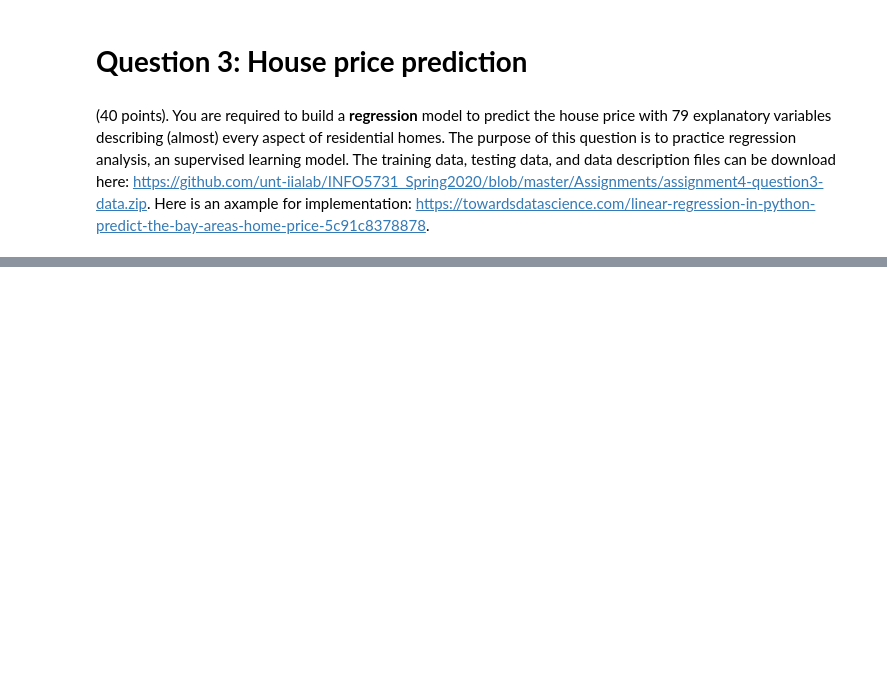
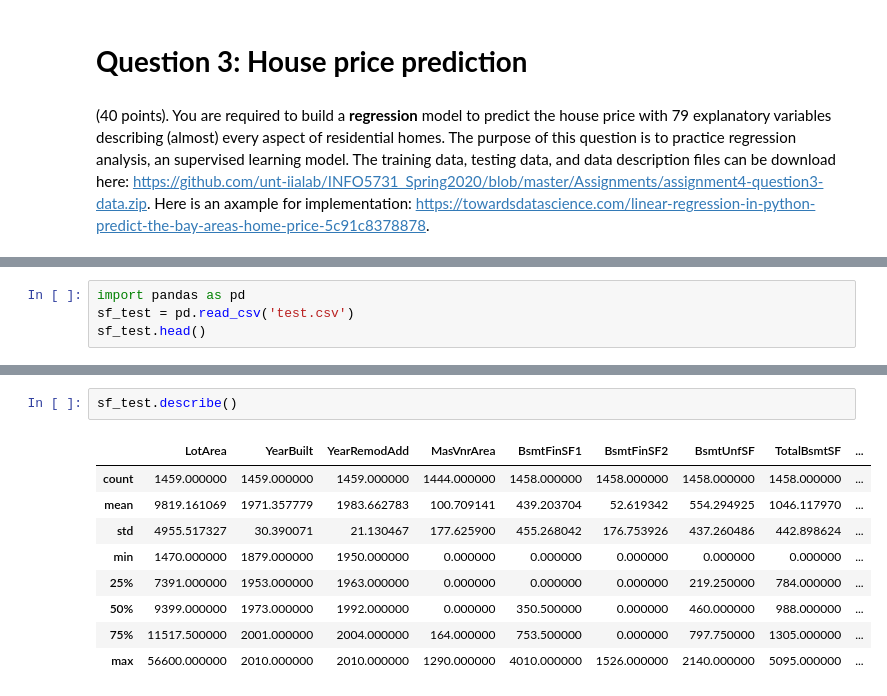
Before and after one commit to mayurijoshi106/mayuri_INFO5731_spring2020, a Jupyter notebook: INFO5731_Assignment_Four_MJ.ipynb, the cells around one changed output, grey strips where cells are left out. Saved outputs shown, nothing was run; the diff lists cells and outputs as text; blank space fills up the shorter version.

```diff
--- a/INFO5731_Assignment_Four_MJ.ipynb
+++ b/INFO5731_Assignment_Four_MJ.ipynb
@@ -57,0 +185,4 @@ Requirement already satisfied: vaderSentiment in /usr/local/lib/python3.6/dist-p
+# %%
+import pandas as pd
+sf_test = pd.read_csv('test.csv')
+sf_test.head()
@@ -57,0 +208,12 @@ Requirement already satisfied: vaderSentiment in /usr/local/lib/python3.6/dist-p
+# %%
+sf_test.describe()
+# %% [output]
+|  | LotArea | YearBuilt | YearRemodAdd | MasVnrArea | BsmtFinSF1 | BsmtFinSF2 | BsmtUnfSF | TotalBsmtSF | ... |
+| count | 1459.000000 | 1459.000000 | 1459.000000 | 1444.000000 | 1458.000000 | 1458.000000 | 1458.000000 | 1458.000000 | ... |
+| mean | 9819.161069 | 1971.357779 | 1983.662783 | 100.709141 | 439.203704 | 52.619342 | 554.294925 | 1046.117970 | ... |
+| std | 4955.517327 | 30.390071 | 21.130467 | 177.625900 | 455.268042 | 176.753926 | 437.260486 | 442.898624 | ... |
+| min | 1470.000000 | 1879.000000 | 1950.000000 | 0.000000 | 0.000000 | 0.000000 | 0.000000 | 0.000000 | ... |
+| 25% | 7391.000000 | 1953.000000 | 1963.000000 | 0.000000 | 0.000000 | 0.000000 | 219.250000 | 784.000000 | ... |
+| 50% | 9399.000000 | 1973.000000 | 1992.000000 | 0.000000 | 350.500000 | 0.000000 | 460.000000 | 988.000000 | ... |
+| 75% | 11517.500000 | 2001.000000 | 2004.000000 | 164.000000 | 753.500000 | 0.000000 | 797.750000 | 1305.000000 | ... |
+| max | 56600.000000 | 2010.000000 | 2010.000000 | 1290.000000 | 4010.000000 | 1526.000000 | 2140.000000 | 5095.000000 | ... |
```
Also changed, not shown: parts of 14 cells of this notebook.
